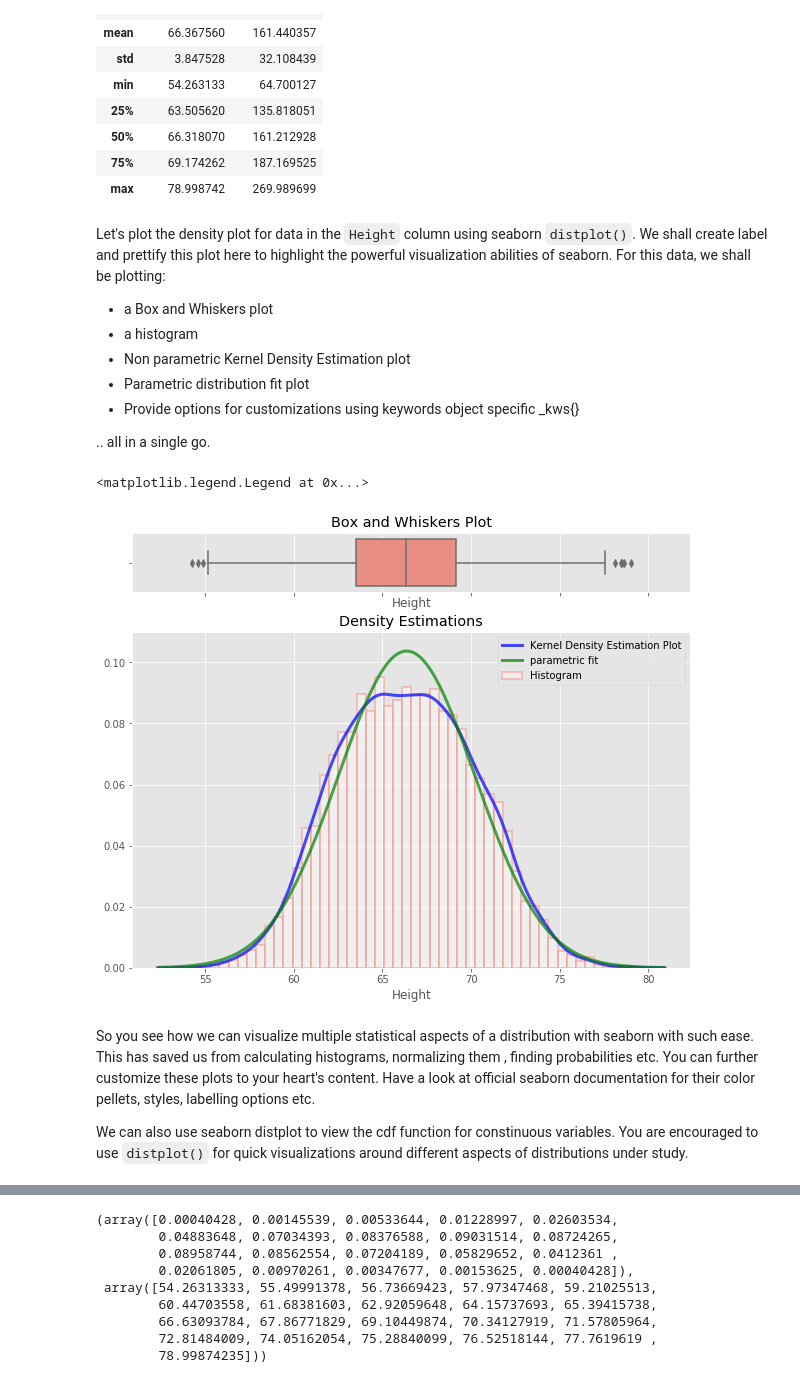
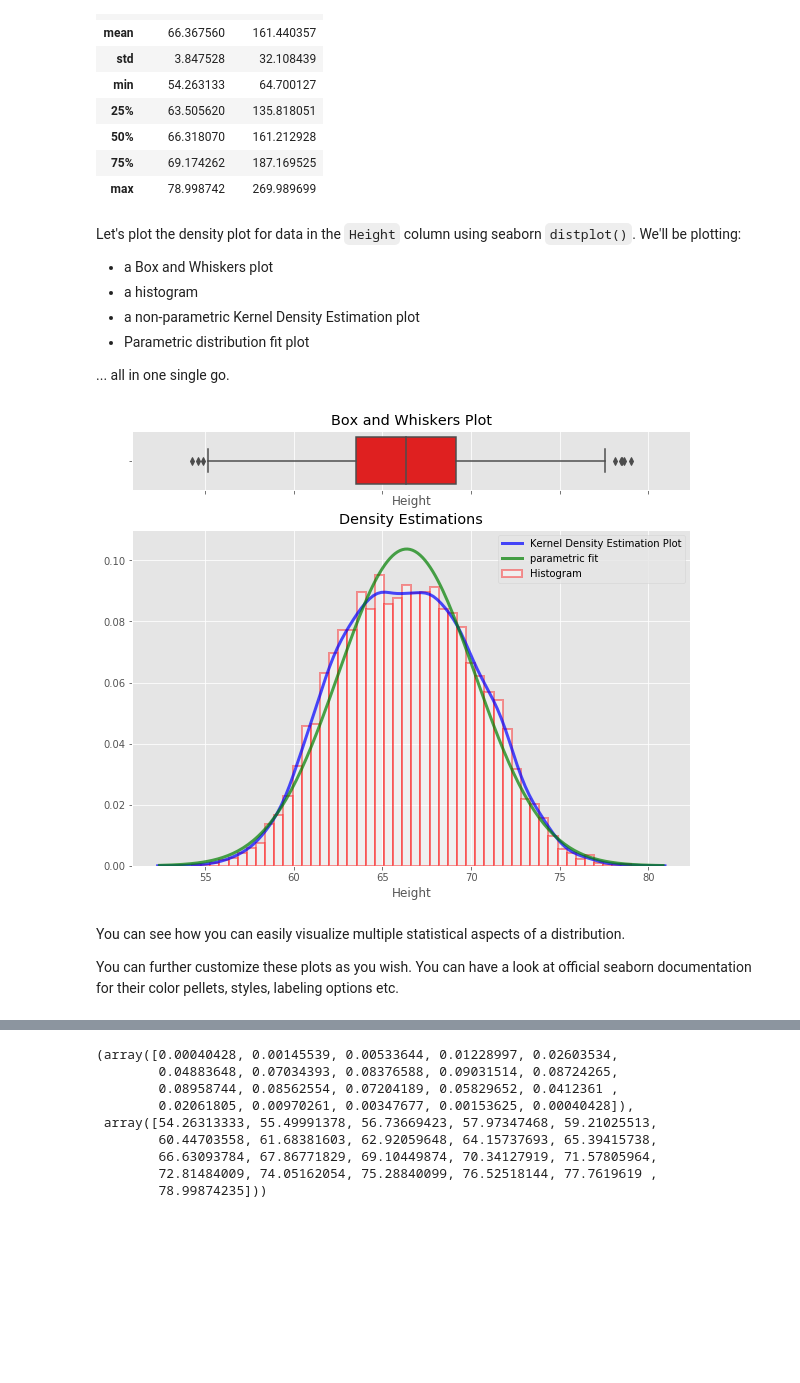
Before and after one commit to learn-co-curriculum/dsc-probability-density-function, a Jupyter notebook: index.ipynb, the cells around one changed output, grey strips where cells are left out. Drawn from its saved outputs; the diff is of its cells as text; code cells hidden in the pictures; blank space fills up the shorter version.

```diff
--- a/index.ipynb
+++ b/index.ipynb
@@ -123,49 +155,48 @@ data.describe()
 | 75% | 69.174262 | 187.169525 |
 | max | 78.998742 | 269.989699 |
 # %% [markdown]
-Let's plot the density plot for data in the `Height` column using seaborn `distplot()`. We shall create label and prettify this plot here to highlight the powerful visualization abilities of seaborn. For this data, we shall be plotting:
+Let's plot the density plot for data in the `Height` column using seaborn `distplot()`. We'll be plotting:
+
 * a Box and Whiskers plot
 * a histogram
-* Non parametric Kernel Density Estimation plot
+* a non-parametric Kernel Density Estimation plot
 * Parametric distribution fit plot
-* Provide options for customizations using keywords object specific _kws{}
 
-.. all in a single go.
+... all in one single go.
 # %%
 import scipy.stats as stats
 # Create two vertical subplots sharing 15% and 85% of plot space
 # sharex allows sharing of axes i.e. building multiple plots on same axes
 fig, (ax, ax2) = plt.subplots(2, sharex=True, gridspec_kw={"height_ratios": (.15, .85)}, figsize = (10,8) )
 
 sns.distplot(data.Height,
              hist=True, hist_kws={
                                   "linewidth": 2,
-                                  "edgecolor" :'salmon',
+                                  "edgecolor" :'red',
                                   "alpha": 0.4,
                                   "color":  "w",
                                   "label": "Histogram",
                                   },
              kde=True, kde_kws = {'linewidth': 3,
                                   'color': "blue",
                                   "alpha": 0.7,
                                   'label':'Kernel Density Estimation Plot'
                                  },
              fit= stats.norm, fit_kws = {'color' : 'green',
                                          'label' : 'parametric fit',
                                          "alpha": 0.7,
                                           'linewidth':3},
              ax=ax2)
 ax2.set_title('Density Estimations')
 
-sns.boxplot(x=data.Height, ax = ax,color = 'salmon')
+sns.boxplot(x=data.Height, ax = ax,color = 'red')
 ax.set_title('Box and Whiskers Plot')
 ax2.set(ylim=(0, .08))
 plt.ylim(0,0.11)
-plt.legend()
+plt.legend();
 # %% [output]
-<matplotlib.legend.Legend at 0x...>
-[figure, old version]
+[figure, new version]
 # %% [markdown]
-So you see how we can visualize multiple statistical aspects of a distribution with seaborn with such ease. This has saved us from calculating histograms, normalizing them , finding probabilities etc. You can further customize these plots to your heart's content. Have a look at official seaborn documentation for their color pellets, styles, labelling options etc.
+You can see how you can easily visualize multiple statistical aspects of a distribution.
 
-We can also use seaborn distplot to view the cdf function for constinuous variables. You are encouraged to use `distplot()` for quick visualizations around different aspects of distributions under study.
+You can further customize these plots as you wish. You can have a look at official seaborn documentation for their color pellets, styles, labeling options etc.
```
Also changed, not shown: parts of 27 cells of this notebook, 14 other files.
